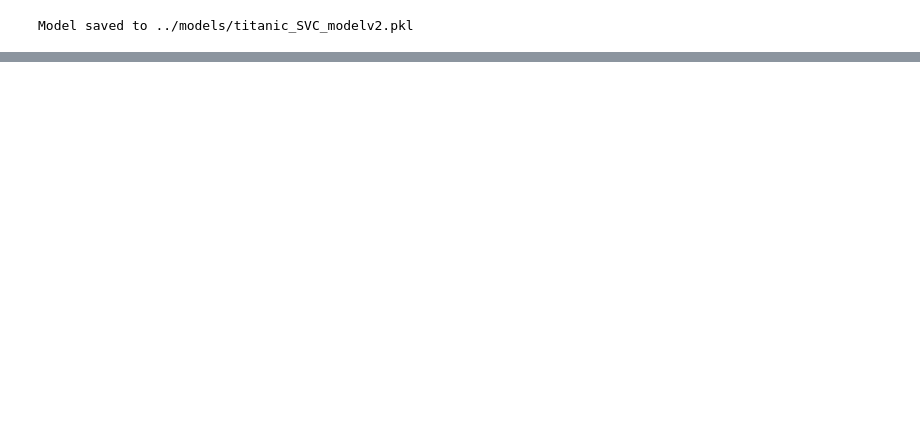
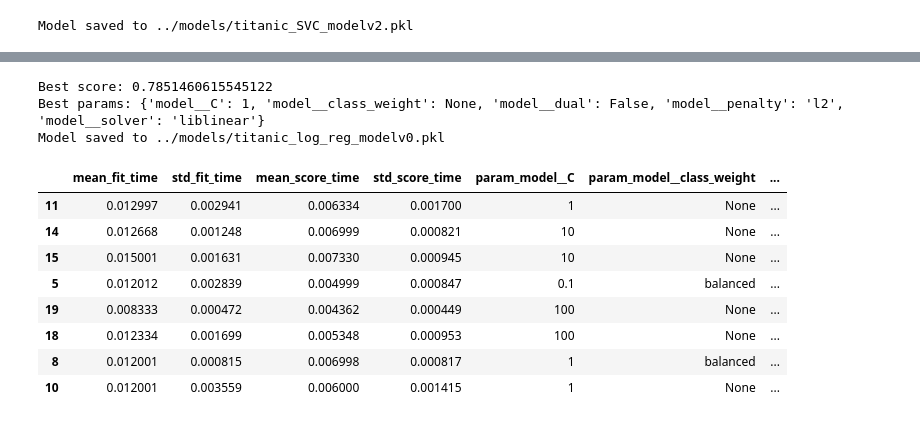
Before and after one commit to F-Fer/HOML-3_Exercises, a Jupyter notebook: MySolutions/Chapter-3/Notebooks/Chapter-3.ipynb, the cells around one changed output, grey strips where cells are left out. Saved outputs shown, nothing was run; the diff lists cells and outputs as text; code cells hidden in the pictures; blank space fills up the shorter version.

```diff
--- a/MySolutions/Chapter-3/Notebooks/Chapter-3.ipynb
+++ b/MySolutions/Chapter-3/Notebooks/Chapter-3.ipynb
@@ -1050,0 +1050,8 @@ Accuracy: 0.821
+# %%
+from sklearn.linear_model import LogisticRegression
+from sklearn.pipeline import Pipeline
+
+log_reg_model = Pipeline([
+    ("preprocessing", preprocessing),
+    ("model", LogisticRegression())
+])
@@ -1050,0 +1080,15 @@ Accuracy: 0.821
+# %%
+from sklearn.model_selection import GridSearchCV
+
+param_grid = [
+    {
+        "model__penalty": ["l1", "l2"],
+        "model__dual": [False],
+        "model__C": [0.01, 0.1, 1, 10, 100],
+        "model__class_weight": ["balanced", None],
+        "model__solver": ["liblinear"]
+    }
+]
+
+log_reg_gridSearch = GridSearchCV(log_reg_model,param_grid=param_grid, cv=3, scoring="accuracy", n_jobs=-1)
+log_reg_gridSearch.fit(X_train_small, y_train_small)
@@ -1050,0 +1113,19 @@ Accuracy: 0.821
+# %%
+best_score, best_params, best_model = process_new_model(log_reg_gridSearch)
+store_model(best_model, "titanic_log_reg_modelv0")
+# %% [output]
+Best score: 0.7851460615545122
+Best params: {'model__C': 1, 'model__class_weight': None, 'model__dual': False, 'model__penalty': 'l2', 'model__solver': 'liblinear'}
+Model saved to ../models/titanic_log_reg_modelv0.pkl
+# %%
+pd.DataFrame(log_reg_gridSearch.cv_results_).sort_values("mean_test_score", ascending=False).head(8)
+# %% [output]
+|  | mean_fit_time | std_fit_time | mean_score_time | std_score_time | param_model__C | param_model__class_weight | ... |
+| 11 | 0.012997 | 0.002941 | 0.006334 | 0.001700 | 1 | None | ... |
+| 14 | 0.012668 | 0.001248 | 0.006999 | 0.000821 | 10 | None | ... |
+| 15 | 0.015001 | 0.001631 | 0.007330 | 0.000945 | 10 | None | ... |
+| 5 | 0.012012 | 0.002839 | 0.004999 | 0.000847 | 0.1 | balanced | ... |
+| 19 | 0.008333 | 0.000472 | 0.004362 | 0.000449 | 100 | None | ... |
+| 18 | 0.012334 | 0.001699 | 0.005348 | 0.000953 | 100 | None | ... |
+| 8 | 0.012001 | 0.000815 | 0.006998 | 0.000817 | 1 | balanced | ... |
+| 10 | 0.012001 | 0.003559 | 0.006000 | 0.001415 | 1 | None | ... |
```
Also changed, not shown: parts of 47 cells of this notebook, 13 other files.
